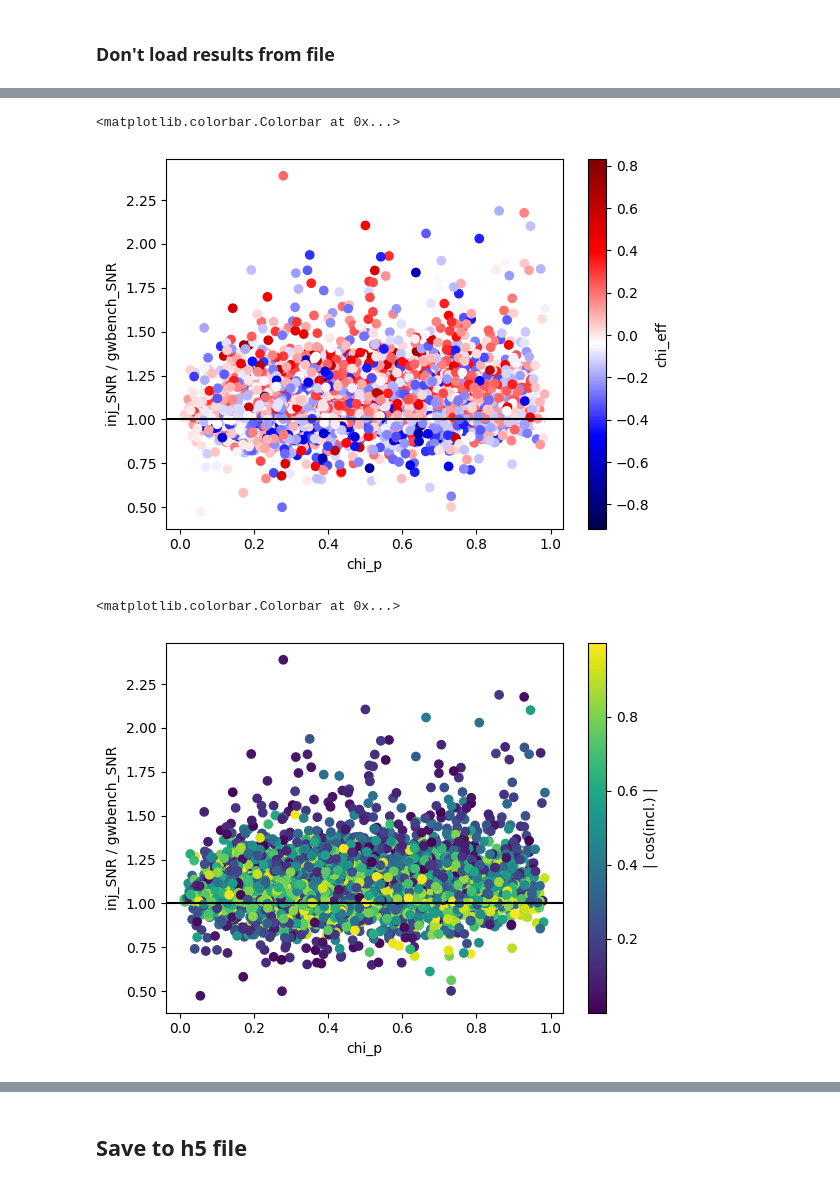
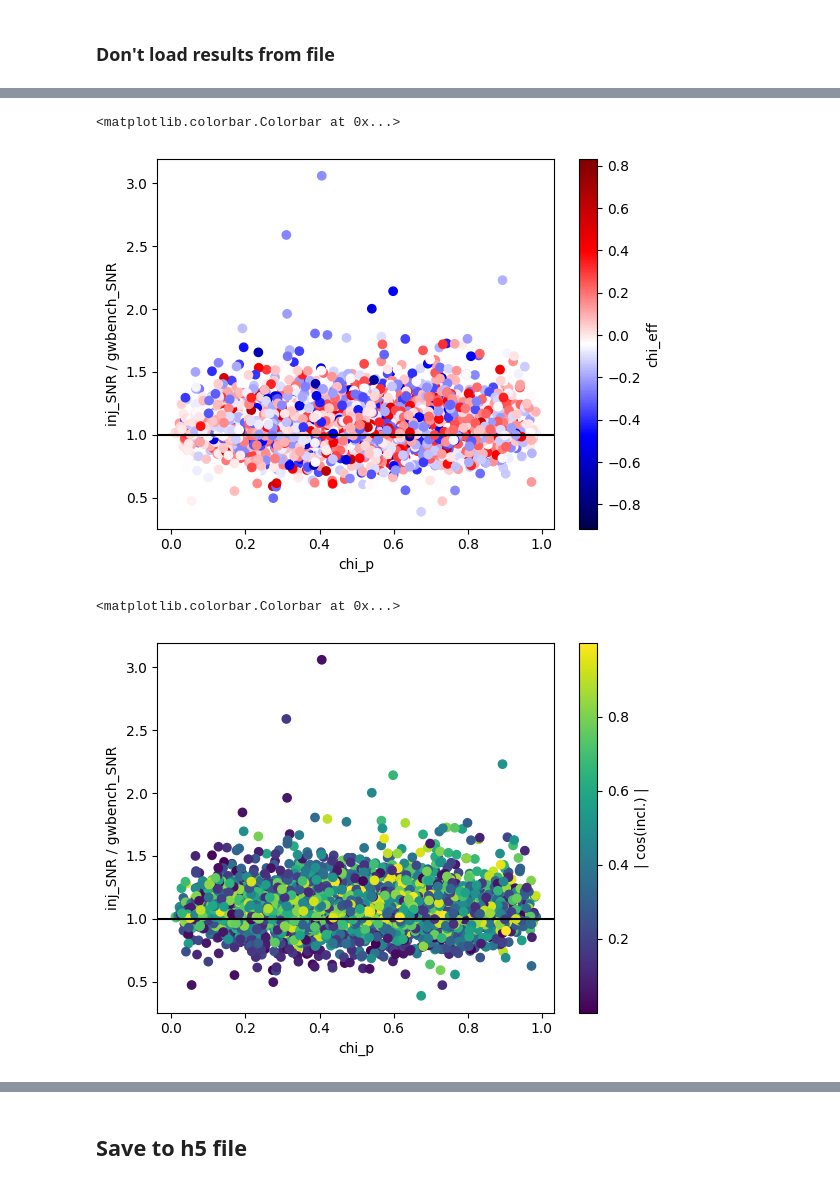
Before and after one commit to divyajyoti09/next_gen_detect, a Jupyter notebook: A-sharp_z_peak_mapping/gwbench_err_calc.ipynb, the cells around one changed output, grey strips where cells are left out. Cells and saved outputs as stored; diff of their text form; code cells hidden in the pictures.

```diff
--- a/A-sharp_z_peak_mapping/gwbench_err_calc.ipynb
+++ b/A-sharp_z_peak_mapping/gwbench_err_calc.ipynb
@@ -362,12 +362,12 @@ failed_events = {'inj_params':[], 'event_num':[]}
 #for event_num in tqdm(range(3)):
 for event_num in tqdm(range(len(inj_records))):
     params_i = inj_records[event_num]
-    inj_params = {'chi1x': 0,
-                  'chi1y': 0,
-                  'chi2x': 0,
-                  'chi2y': 0,
-                  'chi1z': 0,
-                  'chi2z': 0}
+    inj_params = {'chi1x': params_i['spin1x'],
+                  'chi1y': params_i['spin1y'],
+                  'chi2x': params_i['spin2x'],
+                  'chi2y': params_i['spin2y'],
+                  'chi1z': params_i['spin1z'],
+                  'chi2z': params_i['spin2z']}
     for param in fm_params_str.split():
         if param == 'iota':
             theta_jn, phi_jl, tilt_1, tilt_2, phi_12, a_1, a_2 =  spin_angles(params_i['mass1'], params_i['mass2'],
@@ -464,0 +482,11 @@ failed
+# %%
+results_updated = {}
+for key in results.keys():
+    if key == 'deriv_variables_in_order':
+        results_updated[key] = results[key]
+    else:
+        if len(failed) == 0:
+            print("No failed events")
+            results_updated[key] = results[key]
+        else:
+            results_updated[key] = [results[key][i] for i in range(len(results[key])) if i not in failed]
@@ -467,5 +513,8 @@ failed
 # %%
 for i, z in enumerate(pd.DataFrame(results['all_inj_params_original'])['redshift']):
     results['inj_params'][i]['z'] = z
+# %%
+for i, z in enumerate(pd.DataFrame(results_updated['all_inj_params_original'])['redshift']):
+    results_updated['inj_params'][i]['z'] = z
 # %% [markdown]
 #### Check the values are fine
@@ -544,9 +593,9 @@ except NameError:
 # %% [markdown]
 ### Don't load results from file
 # %%
-inj_snrs = pd.DataFrame(results['all_inj_params_original'])['SNR_network']
-inj_mf_snrs = pd.DataFrame(results['all_inj_params_original'])['SNR_mf_from_opt_network']
-gwbench_snrs = pd.DataFrame(results['errs'])['snr']
+inj_snrs = pd.DataFrame(results_updated['all_inj_params_original'])['SNR_network']
+inj_mf_snrs = pd.DataFrame(results_updated['all_inj_params_original'])['SNR_mf_from_opt_network']
+gwbench_snrs = pd.DataFrame(results_updated['errs'])['snr']
 
 plt.figure()
 plt.plot(inj_snrs, inj_snrs/gwbench_snrs, '.')
@@ -567,7 +616,7 @@ plt.xscale('log')
 # %%
-plt.scatter(pd.DataFrame(results['all_inj_params_original'])['chi_p'],
+plt.scatter(pd.DataFrame(results_updated['all_inj_params_original'])['chi_p'],
          inj_snrs/gwbench_snrs,
-         c=pd.DataFrame(results['all_inj_params_original'])['chi_eff'], cmap='seismic')
+         c=pd.DataFrame(results_updated['all_inj_params_original'])['chi_eff'], cmap='seismic')
 plt.xlabel('chi_p')
 plt.ylabel('inj_SNR / gwbench_SNR')
 plt.axhline(1, c='k')
@@ -575,19 +624,19 @@ plt.colorbar(label='chi_eff')
 #plt.xscale('log')
 # %% [output]
 <matplotlib.colorbar.Colorbar at 0x...>
-[figure, old version]
+[figure, new version]
 # %%
-plt.scatter(pd.DataFrame(results['all_inj_params_original'])['chi_p'],
+plt.scatter(pd.DataFrame(results_updated['all_inj_params_original'])['chi_p'],
          inj_snrs/gwbench_snrs,
-         c=np.abs(np.cos(pd.DataFrame(results['all_inj_params_original'])['inclination'])), cmap='viridis')
+         c=np.abs(np.cos(pd.DataFrame(results_updated['all_inj_params_original'])['inclination'])), cmap='viridis')
 plt.xlabel('chi_p')
 plt.ylabel('inj_SNR / gwbench_SNR')
 plt.axhline(1, c='k')
 plt.colorbar(label='| cos(incl.) |')
 #plt.xscale('log')
 # %% [output]
 <matplotlib.colorbar.Colorbar at 0x...>
-[figure, old version]
+[figure, new version]
 # %%
 high_snr_ratio_select = (inj_snrs/gwbench_snrs > 2)
 # %%
```
Also changed, not shown: parts of 20 cells of this notebook, 9 other files.
